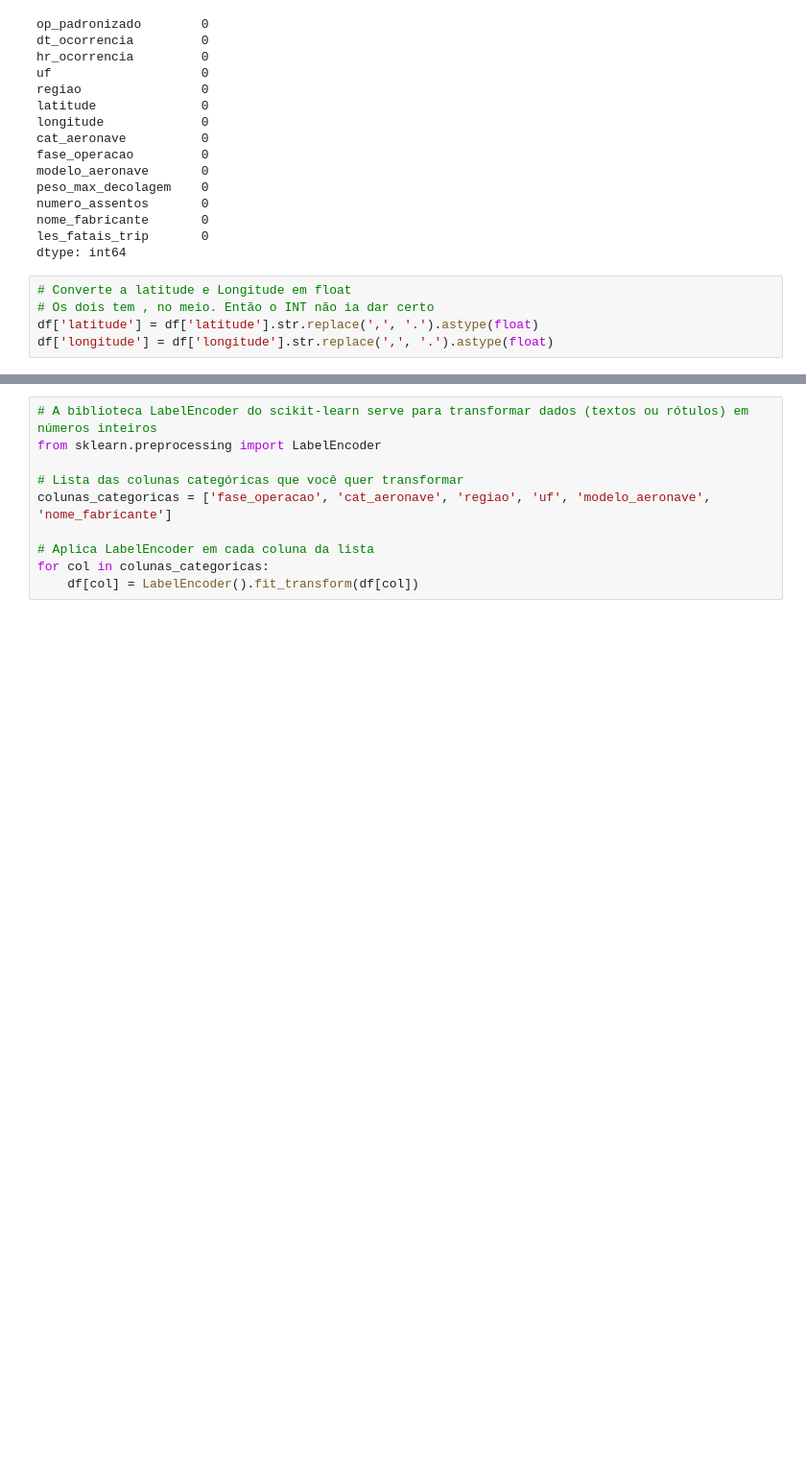
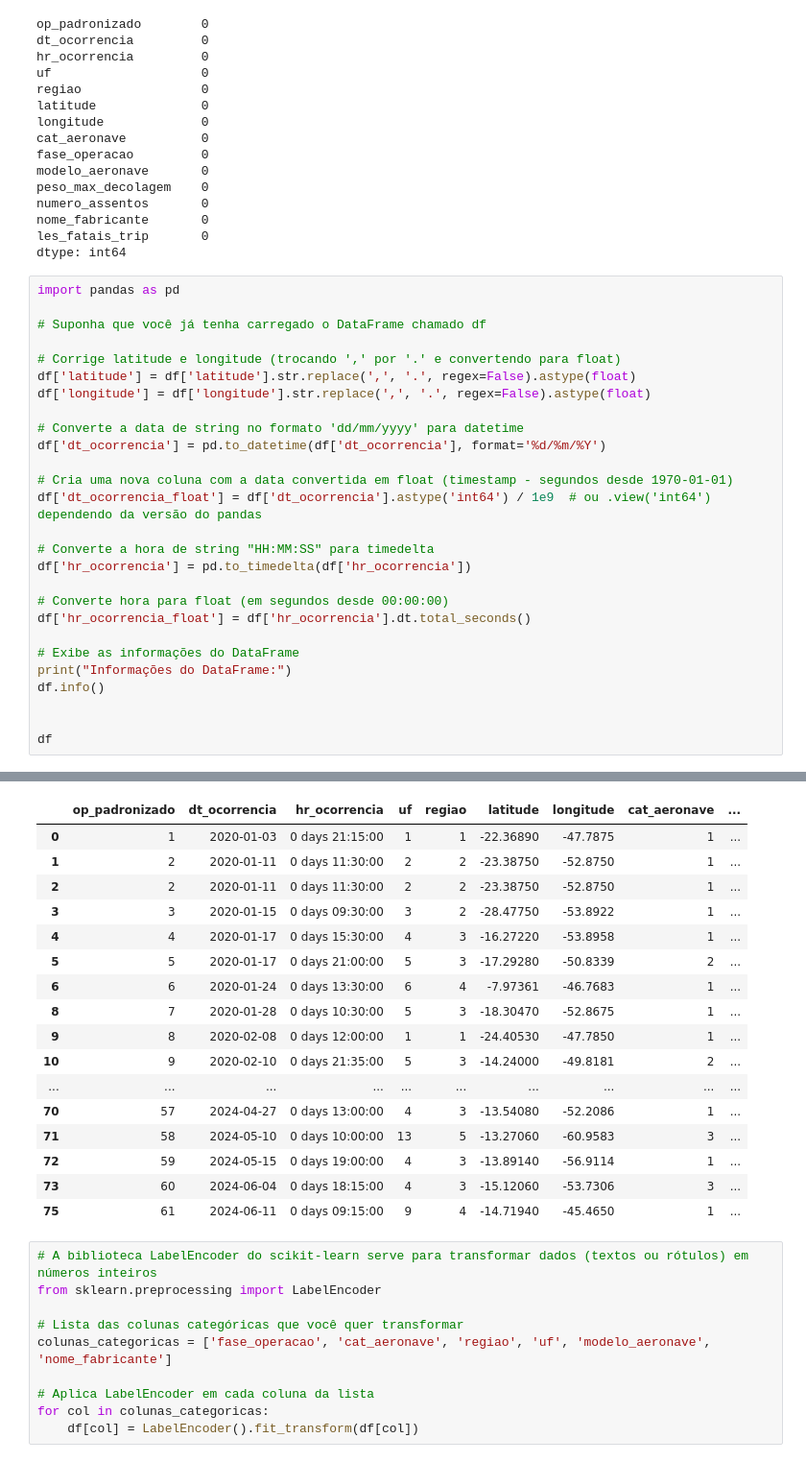
Before and after one commit to vtQuadros/Trabalho-Machine-Learning, a Jupyter notebook: projeto.ipynb, the cells around one changed output, grey strips where cells are left out. Shown: that part at 96% size. Drawn from its saved outputs; the diff is of its cells as text; blank space fills up the shorter version.

```diff
--- a/projeto.ipynb
+++ b/projeto.ipynb
@@ -80,7 +151,30 @@ nome_fabricante       0
 les_fatais_trip       0
 dtype: int64
 # %%
-# Converte a latitude e Longitude em float
-# Os dois tem , no meio. Então o INT não ia dar certo
-df['latitude'] = df['latitude'].str.replace(',', '.').astype(float)
-df['longitude'] = df['longitude'].str.replace(',', '.').astype(float)
+import pandas as pd
+
+# Suponha que você já tenha carregado o DataFrame chamado df
+
+# Corrige latitude e longitude (trocando ',' por '.' e convertendo para float)
+df['latitude'] = df['latitude'].str.replace(',', '.', regex=False).astype(float)
+df['longitude'] = df['longitude'].str.replace(',', '.', regex=False).astype(float)
+
+# Converte a data de string no formato 'dd/mm/yyyy' para datetime
+df['dt_ocorrencia'] = pd.to_datetime(df['dt_ocorrencia'], format='%d/%m/%Y')
+
+# Cria uma nova coluna com a data convertida em float (timestamp - segundos desde 1970-01-01)
+df['dt_ocorrencia_float'] = df['dt_ocorrencia'].astype('int64') / 1e9  # ou .view('int64') dependendo da versão do pandas
+
+# Converte a hora de string "HH:MM:SS" para timedelta
+df['hr_ocorrencia'] = pd.to_timedelta(df['hr_ocorrencia'])
+
+# Converte hora para float (em segundos desde 00:00:00)
+df['hr_ocorrencia_float'] = df['hr_ocorrencia'].dt.total_seconds()
+
+# Exibe as informações do DataFrame
+print("Informações do DataFrame:")
+df.info()
+
+
+df
+# %% [output]
@@ -87,3 +198,20 @@ df['longitude'] = df['longitude'].str.replace(',', '.').astype(float)
+|  | op_padronizado | dt_ocorrencia | hr_ocorrencia | uf | regiao | latitude | longitude | cat_aeronave | ... |
+| 0 | 1 | 2020-01-03 | 0 days 21:15:00 | 1 | 1 | -22.36890 | -47.7875 | 1 | ... |
+| 1 | 2 | 2020-01-11 | 0 days 11:30:00 | 2 | 2 | -23.38750 | -52.8750 | 1 | ... |
+| 2 | 2 | 2020-01-11 | 0 days 11:30:00 | 2 | 2 | -23.38750 | -52.8750 | 1 | ... |
+| 3 | 3 | 2020-01-15 | 0 days 09:30:00 | 3 | 2 | -28.47750 | -53.8922 | 1 | ... |
+| 4 | 4 | 2020-01-17 | 0 days 15:30:00 | 4 | 3 | -16.27220 | -53.8958 | 1 | ... |
+| 5 | 5 | 2020-01-17 | 0 days 21:00:00 | 5 | 3 | -17.29280 | -50.8339 | 2 | ... |
+| 6 | 6 | 2020-01-24 | 0 days 13:30:00 | 6 | 4 | -7.97361 | -46.7683 | 1 | ... |
+| 8 | 7 | 2020-01-28 | 0 days 10:30:00 | 5 | 3 | -18.30470 | -52.8675 | 1 | ... |
+| 9 | 8 | 2020-02-08 | 0 days 12:00:00 | 1 | 1 | -24.40530 | -47.7850 | 1 | ... |
+| 10 | 9 | 2020-02-10 | 0 days 21:35:00 | 5 | 3 | -14.24000 | -49.8181 | 2 | ... |
+| ... | ... | ... | ... | ... | ... | ... | ... | ... | ... |
+| 70 | 57 | 2024-04-27 | 0 days 13:00:00 | 4 | 3 | -13.54080 | -52.2086 | 1 | ... |
+| 71 | 58 | 2024-05-10 | 0 days 10:00:00 | 13 | 5 | -13.27060 | -60.9583 | 3 | ... |
+| 72 | 59 | 2024-05-15 | 0 days 19:00:00 | 4 | 3 | -13.89140 | -56.9114 | 1 | ... |
+| 73 | 60 | 2024-06-04 | 0 days 18:15:00 | 4 | 3 | -15.12060 | -53.7306 | 3 | ... |
+| 75 | 61 | 2024-06-11 | 0 days 09:15:00 | 9 | 4 | -14.71940 | -45.4650 | 1 | ... |
 # %%
 # A biblioteca LabelEncoder do scikit-learn serve para transformar dados (textos ou rótulos) em números inteiros
 from sklearn.preprocessing import LabelEncoder
```
Also changed, not shown: parts of 4 cells of this notebook.
